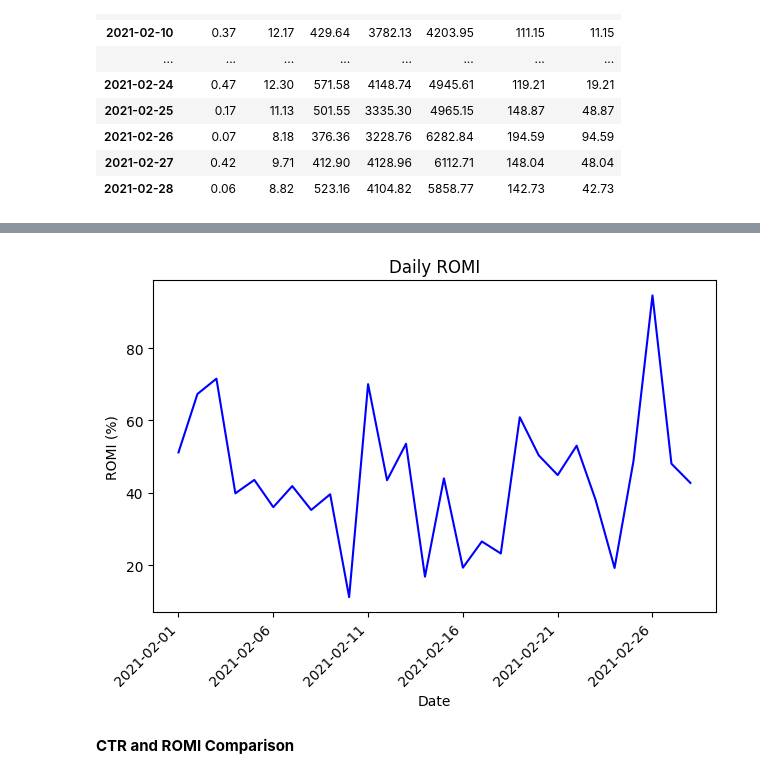
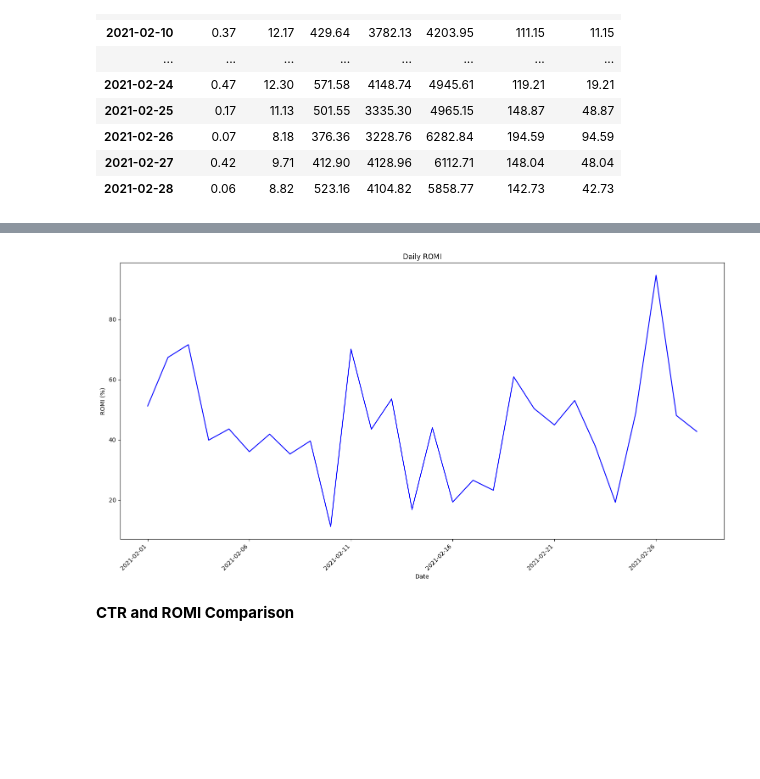
Before and after one commit to cloeyeons/Google-Ads-Simulation, a Jupyter notebook: google-ads-campaign.ipynb, the cells around one changed output, grey strips where cells are left out. Cells and saved outputs as stored; diff of their text form; code cells hidden in the pictures; blank space fills up the shorter version.

```diff
--- a/google-ads-campaign.ipynb
+++ b/google-ads-campaign.ipynb
@@ -266,14 +252,14 @@ plt.show()
 # %%
 # ROMI by date
-date_met['ROMI (%)'].plot(kind = 'line', color = 'blue')
+date_met['ROMI (%)'].plot(kind = 'line', color = 'blue', figsize = (15, 8))
 plt.title('Daily ROMI')
 plt.xlabel('Date')
 plt.ylabel('ROMI (%)')
 plt.xticks(rotation = 45, ha = 'right')
 plt.tight_layout()
 plt.show()
 # %% [output]
-[figure, old version]
+[figure, new version]
 # %% [markdown]
 **CTR and ROMI Comparison**
 # %%
```
Also changed, not shown: parts of 3 cells of this notebook.
